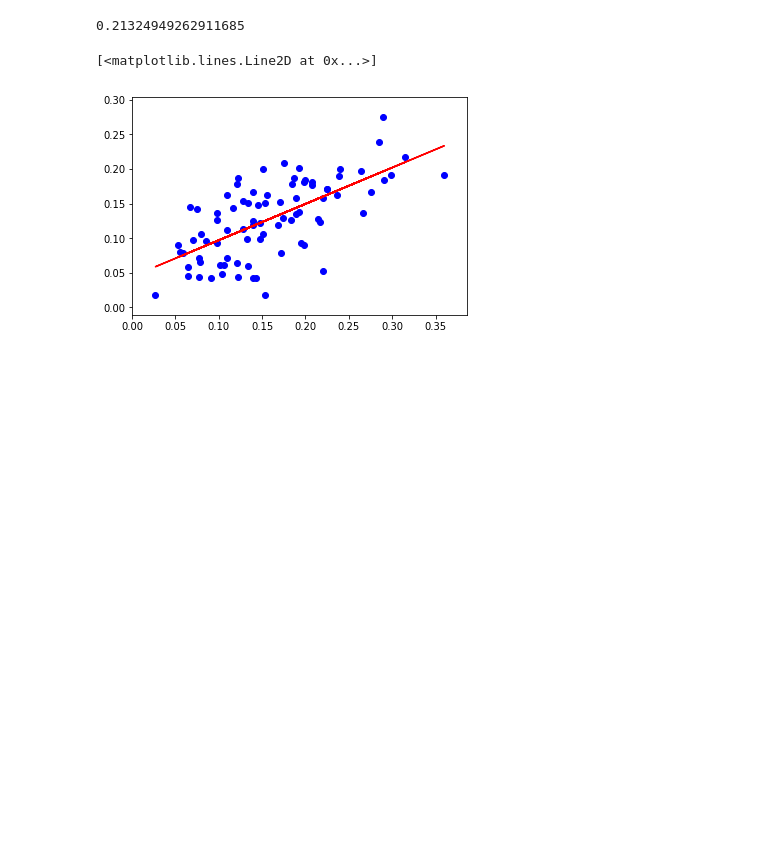
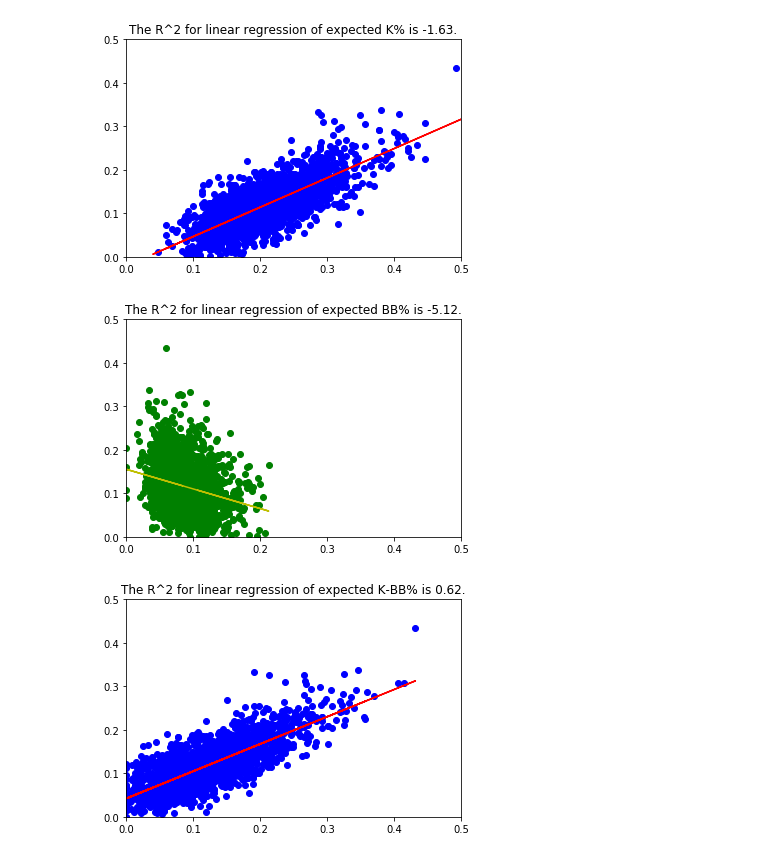
Before and after one commit to TrevorCap/Baseball, a Jupyter notebook: Baseball.ipynb, the cells around one changed output. Drawn from its saved outputs; the diff is of its cells as text; code cells hidden in the pictures; blank space fills up the shorter version.

```diff
--- a/Baseball.ipynb
+++ b/Baseball.ipynb
@@ -142,6 +142,0 @@ yyy = test['K-BB%']
-# %%
-lm = linear_model.LinearRegression()
-model = lm.fit(xx, yy)
-predictions = lm.predict(xxx)
-predict = lm.predict(xx)
-test['xK%'] = predictions
@@ -250,4 +142,0 @@ y_hat = mdl.predict(xxxx)
-# %%
-mdl.score(xxxx, yyyy)
-# %% [output]
-0.21324949262911685
@@ -257,7 +142,0 @@ tota.to_csv("Resources/data2019.csv")
-# %%
-plt.scatter(yyyy, y_hat, c='b')
-b, m = poly(yyyy, y_hat, 1)
-plt.plot(yyyy, b + m * yyyy, '-', c='r')
-# %% [output]
-[<matplotlib.lines.Line2D at 0x...>]
-[figure, removed]
@@ -263,0 +154,47 @@ plt.plot(yyyy, b + m * yyyy, '-', c='r')
+# %%
+lm = linear_model.LinearRegression()
+kmodel = lm.fit(xxx, kkk)
+bmodel = lm.fit(xxx, bbb)
+kbmodel = lm.fit(xxx, kbk)
+predictions = kmodel.predict(xx)
+predict = bmodel.predict(xx)
+predicts = kbmodel.predict(xx)
+tester['xK%'] = predictions
+tester['xBB%'] = predict
+tester['xK-BB%'] = predicts
+# %%
+plt.figure(0)
+#plt.scatter(xxx, yyy, c='r')
+
+plt.scatter(kk, predictions, c='b')
+b, m = poly(kk, predictions, 1)
+plt.plot(kk, b + m * kk, '-', c='r')
+sm = mt.r2_score(kk, predictions)
+plt.title(f'The R^2 for linear regression of expected K% is {round(sm,2)}.')
+plt.xlim(0,0.5)
+plt.ylim(0, 0.5)
+plt.savefig('Outputs/lk.png')
+
+plt.figure(1)
+plt.scatter(bb, predict, c='g')
+b, m = poly(bb, predict, 1)
+plt.plot(bb, b + m * bb, '-', c='y')
+sm = mt.r2_score(bb, predict)
+plt.title(f'The R^2 for linear regression of expected BB% is {round(sm,2)}.')
+plt.xlim(0,0.5)
+plt.ylim(0, 0.5)
+plt.savefig('Outputs/lbb.png')
+
+plt.figure(2)
+plt.scatter(kb, predicts, c='b')
+b, m = poly(kb, predicts, 1)
+plt.plot(kb, b + m * kb, '-', c='r')
+sm = mt.r2_score(kb, predicts)
+plt.title(f'The R^2 for linear regression of expected K-BB% is {round(sm,2)}.')
+plt.xlim(0,0.5)
+plt.ylim(0, 0.5)
+plt.savefig('Outputs/lkbb.png')
+# %% [output]
+[figure, added]
+[figure, added]
+[figure, added]
```
Also changed, not shown: parts of 36 cells of this notebook, 24 other files.
